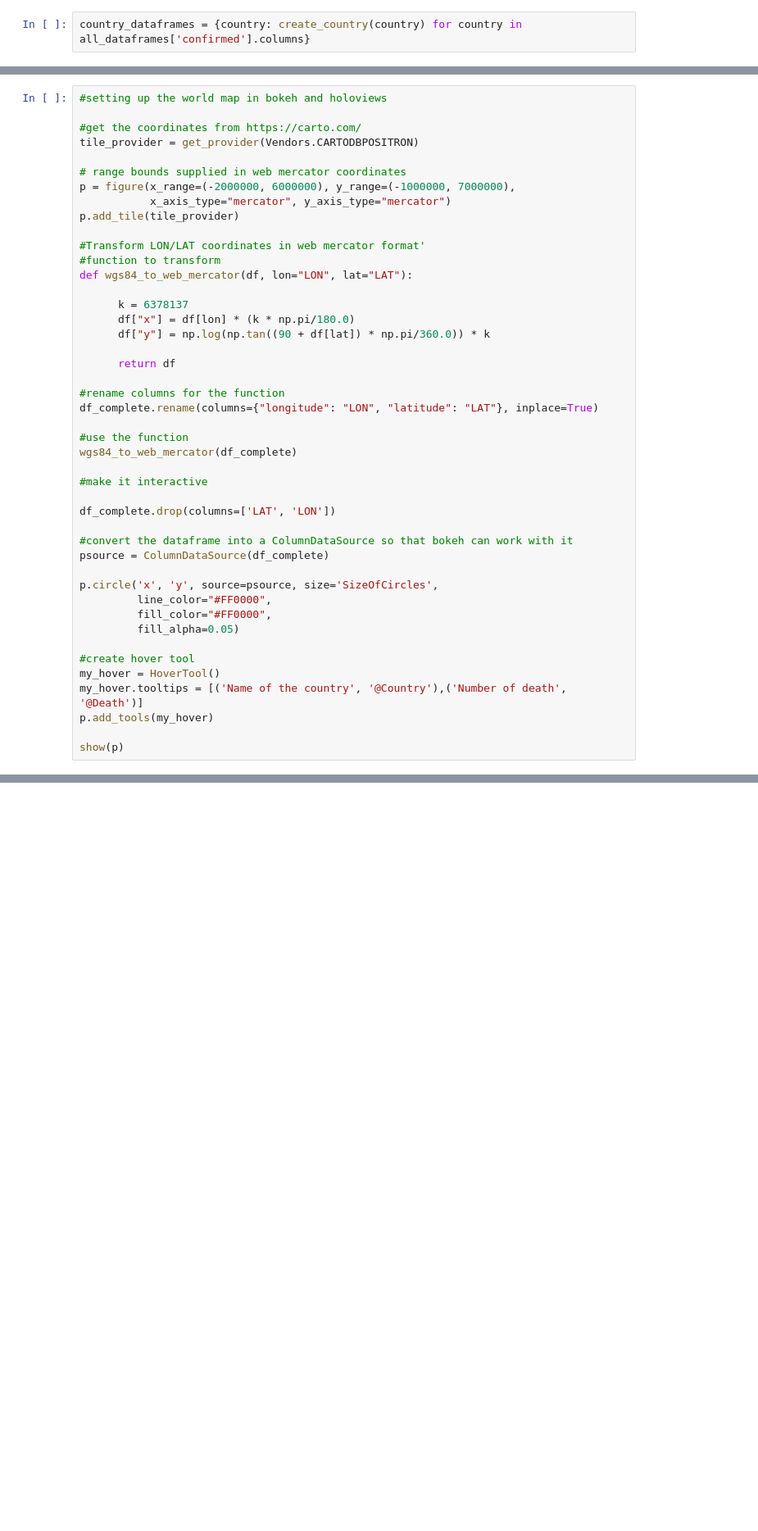
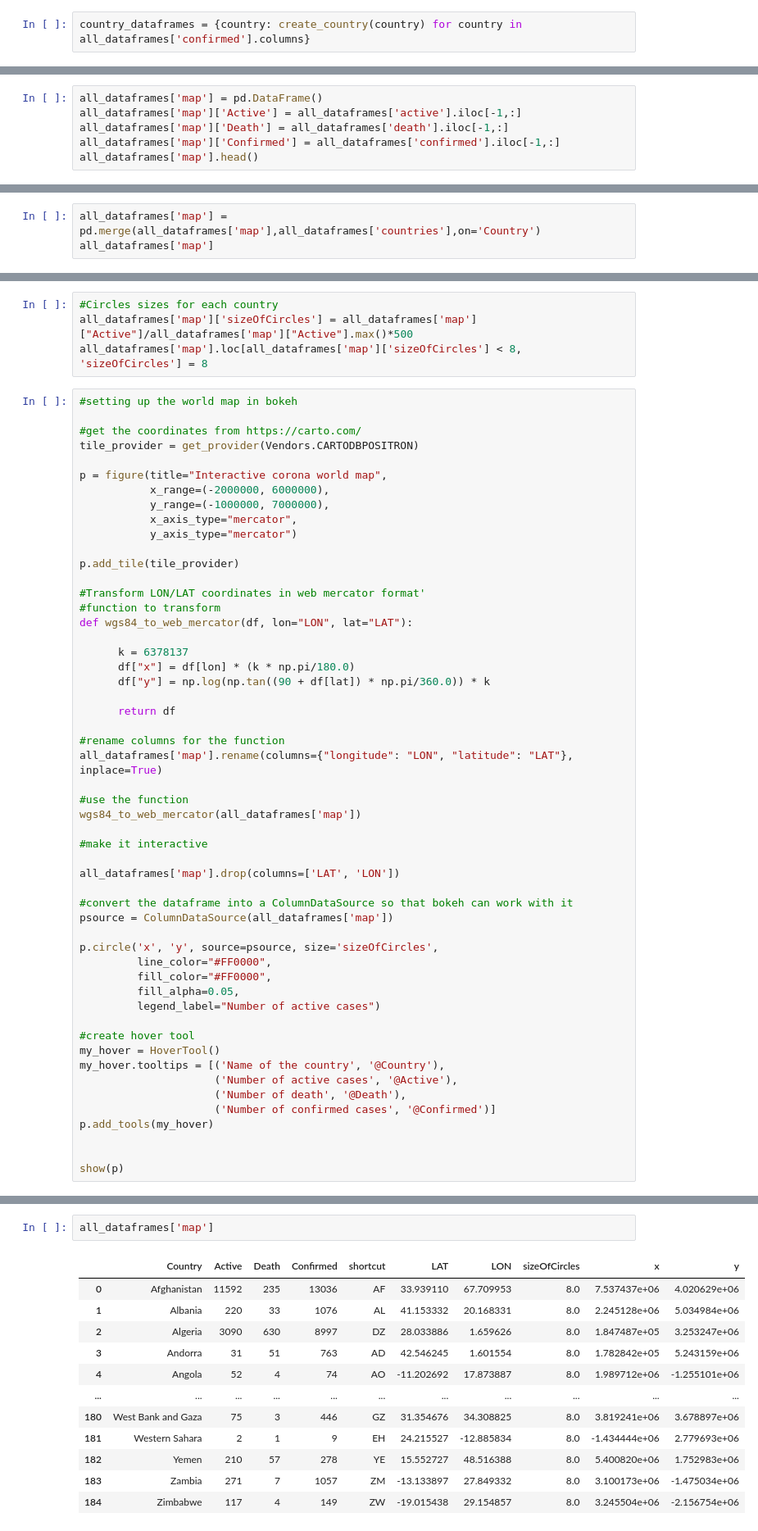
Before and after one commit to rechavar/pyCovid_TechLabsProj, a Jupyter notebook: TechLabs__finalProject.ipynb, the cells around one changed output, grey strips where cells are left out. Shown at 82% size. Drawn from its saved outputs; the diff is of its cells as text; blank space fills up the shorter version.

```diff
--- a/TechLabs__finalProject.ipynb
+++ b/TechLabs__finalProject.ipynb
@@ -261,0 +303,6 @@ df_complete.head()
+# %%
+all_dataframes['map'] = pd.DataFrame()
+all_dataframes['map']['Active'] = all_dataframes['active'].iloc[-1,:]
+all_dataframes['map']['Death'] = all_dataframes['death'].iloc[-1,:]
+all_dataframes['map']['Confirmed'] = all_dataframes['confirmed'].iloc[-1,:]
+all_dataframes['map'].head()
@@ -261,0 +317,3 @@ df_complete.head()
+# %%
+all_dataframes['map'] = pd.merge(all_dataframes['map'],all_dataframes['countries'],on='Country')
+all_dataframes['map']
@@ -262,12 +334,19 @@ df_complete.head()
+# %%
+#Circles sizes for each country
+all_dataframes['map']['sizeOfCircles'] = all_dataframes['map']["Active"]/all_dataframes['map']["Active"].max()*500
+all_dataframes['map'].loc[all_dataframes['map']['sizeOfCircles'] < 8, 'sizeOfCircles'] = 8
 # %%
-#setting up the world map in bokeh and holoviews
+#setting up the world map in bokeh
 
 #get the coordinates from https://carto.com/
 tile_provider = get_provider(Vendors.CARTODBPOSITRON)
 
-# range bounds supplied in web mercator coordinates
-p = figure(x_range=(-2000000, 6000000), y_range=(-1000000, 7000000),
-           x_axis_type="mercator", y_axis_type="mercator")
+p = figure(title="Interactive corona world map",
+           x_range=(-2000000, 6000000),
+           y_range=(-1000000, 7000000),
+           x_axis_type="mercator",
+           y_axis_type="mercator")
+
 p.add_tile(tile_provider)
 
 #Transform LON/LAT coordinates in web mercator format'
@@ -281,26 +360,31 @@ def wgs84_to_web_mercator(df, lon="LON", lat="LAT"):
       return df
 
 #rename columns for the function
-df_complete.rename(columns={"longitude": "LON", "latitude": "LAT"}, inplace=True)
+all_dataframes['map'].rename(columns={"longitude": "LON", "latitude": "LAT"}, inplace=True)
 
 #use the function
-wgs84_to_web_mercator(df_complete)
+wgs84_to_web_mercator(all_dataframes['map'])
 
 #make it interactive
 
-df_complete.drop(columns=['LAT', 'LON'])
+all_dataframes['map'].drop(columns=['LAT', 'LON'])
 
 #convert the dataframe into a ColumnDataSource so that bokeh can work with it
-psource = ColumnDataSource(df_complete)
+psource = ColumnDataSource(all_dataframes['map'])
 
-p.circle('x', 'y', source=psource, size='SizeOfCircles',
+p.circle('x', 'y', source=psource, size='sizeOfCircles',
          line_color="#FF0000",
          fill_color="#FF0000",
-         fill_alpha=0.05)
+         fill_alpha=0.05,
+         legend_label="Number of active cases")
 
 #create hover tool
 my_hover = HoverTool()
-my_hover.tooltips = [('Name of the country', '@Country'),('Number of death', '@Death')]
+my_hover.tooltips = [('Name of the country', '@Country'),
+                     ('Number of active cases', '@Active'),
+                     ('Number of death', '@Death'),
+                     ('Number of confirmed cases', '@Confirmed')]
 p.add_tools(my_hover)
 
+
 show(p)
@@ -374,0 +391,15 @@ doc = modify_doc(curdoc())
+# %%
+all_dataframes['map']
+# %% [output]
+|  | Country | Active | Death | Confirmed | shortcut | LAT | LON | sizeOfCircles | x | y |
+| 0 | Afghanistan | 11592 | 235 | 13036 | AF | 33.939110 | 67.709953 | 8.0 | 7.537437e+06 | 4.020629e+06 |
+| 1 | Albania | 220 | 33 | 1076 | AL | 41.153332 | 20.168331 | 8.0 | 2.245128e+06 | 5.034984e+06 |
+| 2 | Algeria | 3090 | 630 | 8997 | DZ | 28.033886 | 1.659626 | 8.0 | 1.847487e+05 | 3.253247e+06 |
+| 3 | Andorra | 31 | 51 | 763 | AD | 42.546245 | 1.601554 | 8.0 | 1.782842e+05 | 5.243159e+06 |
+| 4 | Angola | 52 | 4 | 74 | AO | -11.202692 | 17.873887 | 8.0 | 1.989712e+06 | -1.255101e+06 |
+| ... | ... | ... | ... | ... | ... | ... | ... | ... | ... | ... |
+| 180 | West Bank and Gaza | 75 | 3 | 446 | GZ | 31.354676 | 34.308825 | 8.0 | 3.819241e+06 | 3.678897e+06 |
+| 181 | Western Sahara | 2 | 1 | 9 | EH | 24.215527 | -12.885834 | 8.0 | -1.434444e+06 | 2.779693e+06 |
+| 182 | Yemen | 210 | 57 | 278 | YE | 15.552727 | 48.516388 | 8.0 | 5.400820e+06 | 1.752983e+06 |
+| 183 | Zambia | 271 | 7 | 1057 | ZM | -13.133897 | 27.849332 | 8.0 | 3.100173e+06 | -1.475034e+06 |
+| 184 | Zimbabwe | 117 | 4 | 149 | ZW | -19.015438 | 29.154857 | 8.0 | 3.245504e+06 | -2.156754e+06 |
```
Also changed, not shown: parts of 38 cells of this notebook.
